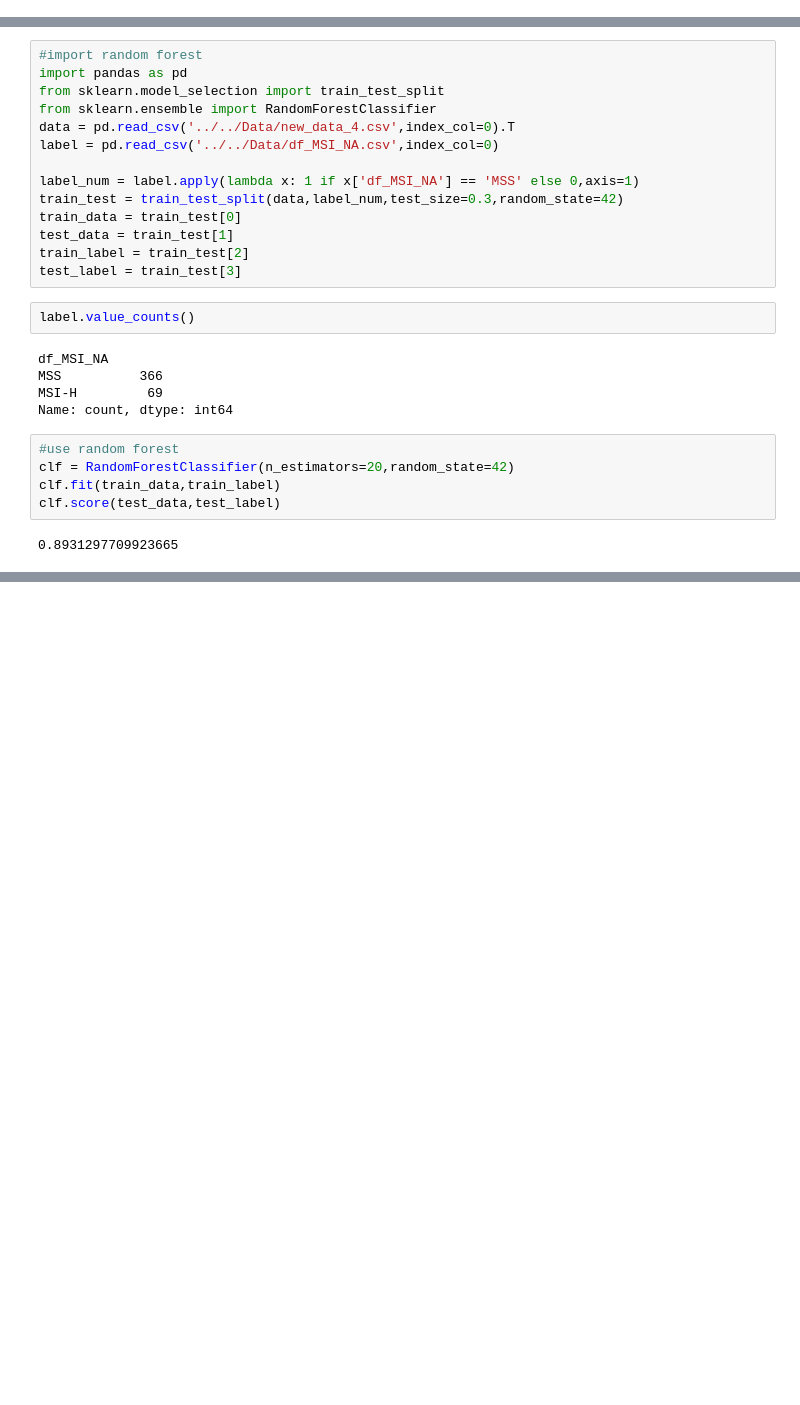
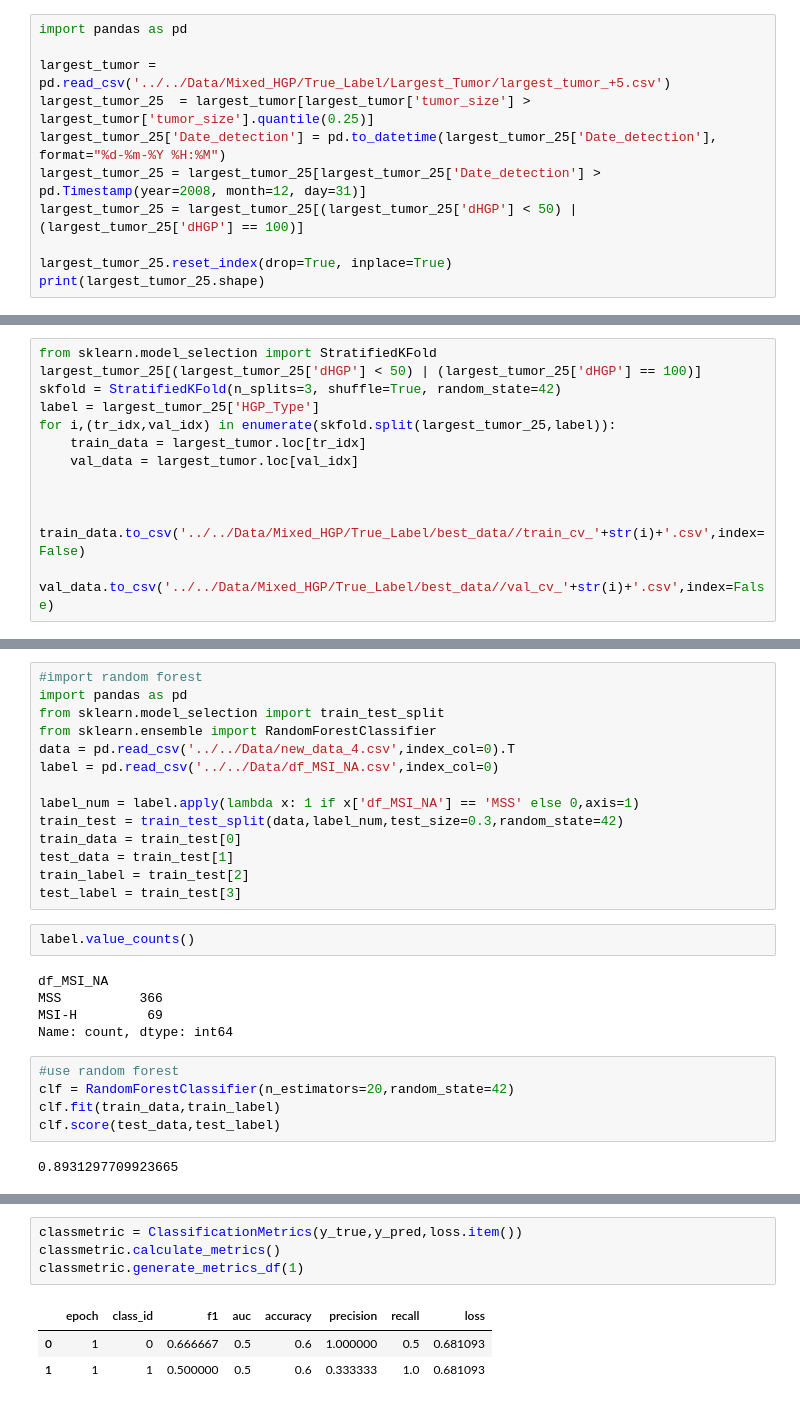
Before and after one commit to BaconDavid/CRLM_Internship_Project, a Jupyter notebook: Jupyter_Test/Train_stuff.ipynb, the cells around one changed output, grey strips where cells are left out. Cells and saved outputs as stored; diff of their text form; blank space fills up the shorter version.

```diff
--- a/Jupyter_Test/Train_stuff.ipynb
+++ b/Jupyter_Test/Train_stuff.ipynb
@@ -58,0 +64,11 @@ for i,(tr_idx,val_idx) in enumerate(skfold.split(largest_tumor,label)):
+# %%
+import pandas as pd
+
+largest_tumor = pd.read_csv('../../Data/Mixed_HGP/True_Label/Largest_Tumor/largest_tumor_+5.csv')
+largest_tumor_25  = largest_tumor[largest_tumor['tumor_size'] > largest_tumor['tumor_size'].quantile(0.25)]
+largest_tumor_25['Date_detection'] = pd.to_datetime(largest_tumor_25['Date_detection'], format="%d-%m-%Y %H:%M")
+largest_tumor_25 = largest_tumor_25[largest_tumor_25['Date_detection'] > pd.Timestamp(year=2008, month=12, day=31)]
+largest_tumor_25 = largest_tumor_25[(largest_tumor_25['dHGP'] < 50) | (largest_tumor_25['dHGP'] == 100)]
+
+largest_tumor_25.reset_index(drop=True, inplace=True)
+print(largest_tumor_25.shape)
@@ -59,3 +82,15 @@ for i,(tr_idx,val_idx) in enumerate(skfold.split(largest_tumor,label)):
+# %%
+from sklearn.model_selection import StratifiedKFold
+largest_tumor_25[(largest_tumor_25['dHGP'] < 50) | (largest_tumor_25['dHGP'] == 100)]
+skfold = StratifiedKFold(n_splits=3, shuffle=True, random_state=42)
+label = largest_tumor_25['HGP_Type']
+for i,(tr_idx,val_idx) in enumerate(skfold.split(largest_tumor_25,label)):
+    train_data = largest_tumor.loc[tr_idx]
+    val_data = largest_tumor.loc[val_idx]
+
+
+    train_data.to_csv('../../Data/Mixed_HGP/True_Label/best_data//train_cv_'+str(i)+'.csv',index=False)
+    val_data.to_csv('../../Data/Mixed_HGP/True_Label/best_data//val_cv_'+str(i)+'.csv',index=False)
 # %% [markdown]
 # get pure and non-pure
 # %%
@@ -2782,0 +2992,8 @@ y_pre_label,test_label.values
+# %%
+classmetric = ClassificationMetrics(y_true,y_pred,loss.item())
+classmetric.calculate_metrics()
+classmetric.generate_metrics_df(1)
+# %% [output]
+|  | epoch | class_id | f1 | auc | accuracy | precision | recall | loss |
+| 0 | 1 | 0 | 0.666667 | 0.5 | 0.6 | 1.000000 | 0.5 | 0.681093 |
+| 1 | 1 | 1 | 0.500000 | 0.5 | 0.6 | 0.333333 | 1.0 | 0.681093 |
```
Also changed, not shown: parts of 16 cells of this notebook, 19 other files.
